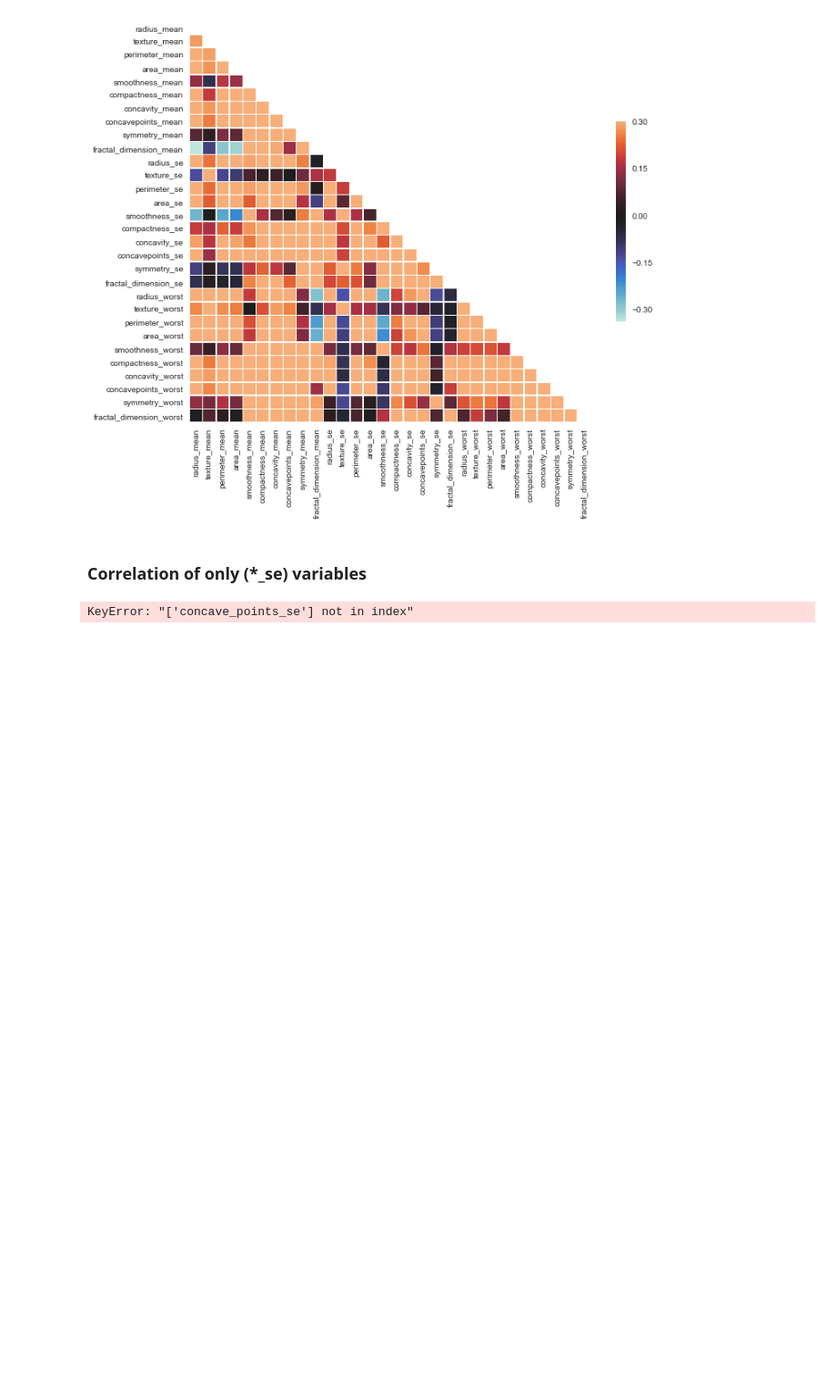
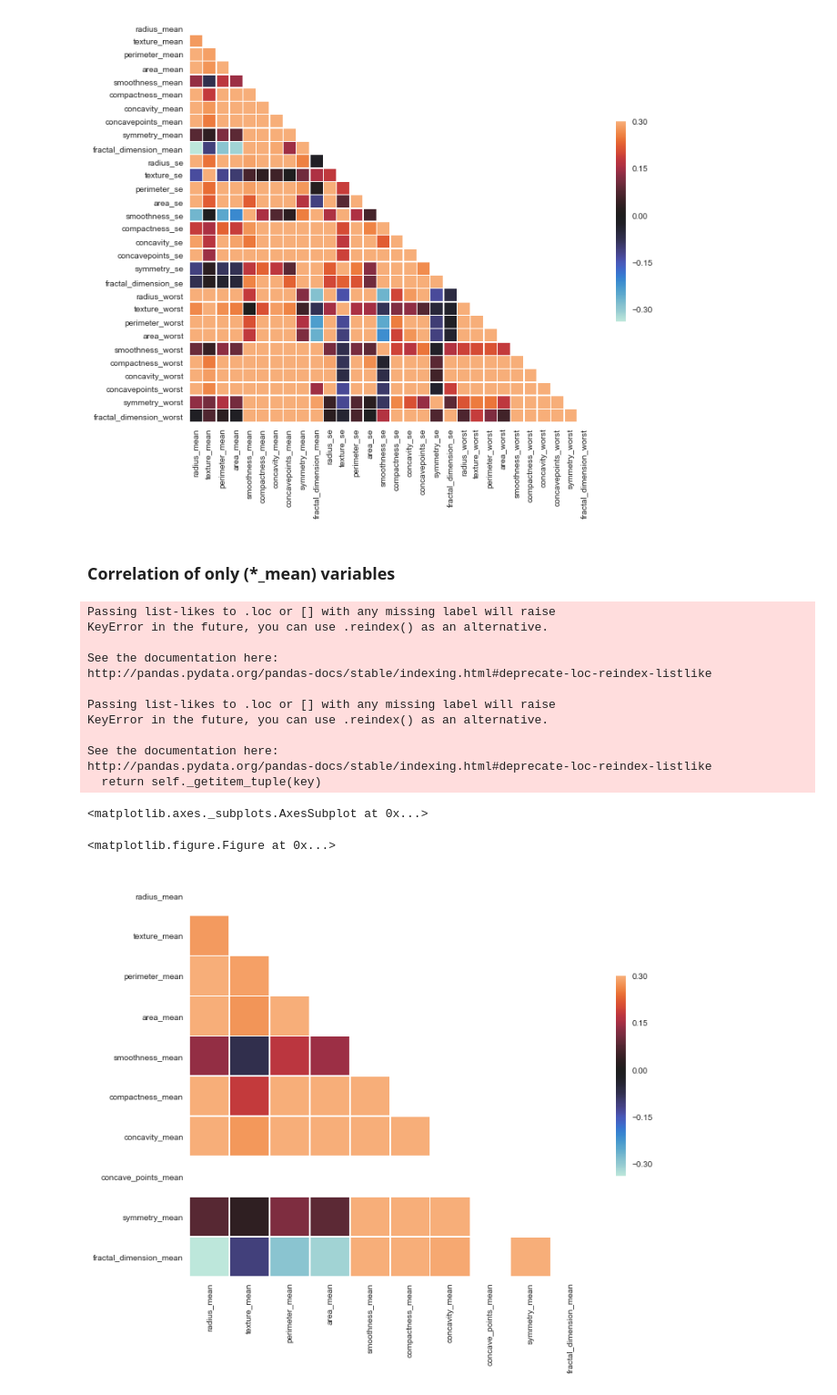
Before and after one commit to Machine-Learning-Group30/Project-Breast-Cancer, a Jupyter notebook: notebook/02-Feature-Selection.ipynb, the cells around one changed output. Shown at 91% size. Saved outputs shown, nothing was run; the diff lists cells and outputs as text; code cells hidden in the pictures; blank space fills up the shorter version.

```diff
--- a/notebook/02-Feature-Selection.ipynb
+++ b/notebook/02-Feature-Selection.ipynb
@@ -63,36 +63,48 @@ sns.heatmap(corr_all,
 <matplotlib.figure.Figure at 0x...>
 [figure]
 # %% [markdown]
-### Correlation of only (*_se) variables
+### Correlation of only (*_mean) variables
 # %%
-# Drop all but (*_se) columns
-data_train_nolabel_se = data_train_nolabel.loc[:, ['City', 'State']]
+# Drop all but (*_mean) columns
+data_train_nolabel_mean = data_train_nolabel.loc[:, vars_mean]
 
-'''
 # Run correlation with all features
-corr_se = data_train_nolabel_se.corr()
+corr_mean = data_train_nolabel_mean.corr()
 
 # Generate a mask for the upper triangle
-mask = np.zeros_like(corr_se, dtype=np.bool)
+mask = np.zeros_like(corr_mean, dtype=np.bool)
 mask[np.triu_indices_from(mask)] = True
 
 # Set style
 sns.set(style="white")
 
 # Change dimensions
 fig = plt.figure(figsize = (8,8))
 
 # Set up the matplotlib figure
 f, ax = plt.subplots(figsize=(11, 9))
 
 # Draw the heatmap with the mask and correct aspect ratio
-sns.heatmap(corr_se,
+sns.heatmap(corr_mean,
             mask=mask,
             vmax=0.3,
             center=0,
             square=True,
             linewidths=0.5,
             cbar_kws={"shrink": 0.5})
-'''
 # %% [output]
-KeyError: "['concave_points_se'] not in index"
+Passing list-likes to .loc or [] with any missing label will raise
+KeyError in the future, you can use .reindex() as an alternative.
+
+See the documentation here:
+http://pandas.pydata.org/pandas-docs/stable/indexing.html#deprecate-loc-reindex-listlike
+
+Passing list-likes to .loc or [] with any missing label will raise
+KeyError in the future, you can use .reindex() as an alternative.
+
+See the documentation here:
+http://pandas.pydata.org/pandas-docs/stable/indexing.html#deprecate-loc-reindex-listlike
+  return self._getitem_tuple(key)
+<matplotlib.axes._subplots.AxesSubplot at 0x...>
+<matplotlib.figure.Figure at 0x...>
+[figure, added]
```
Also changed, not shown: parts of 1 cell of this notebook, 2 other files.
